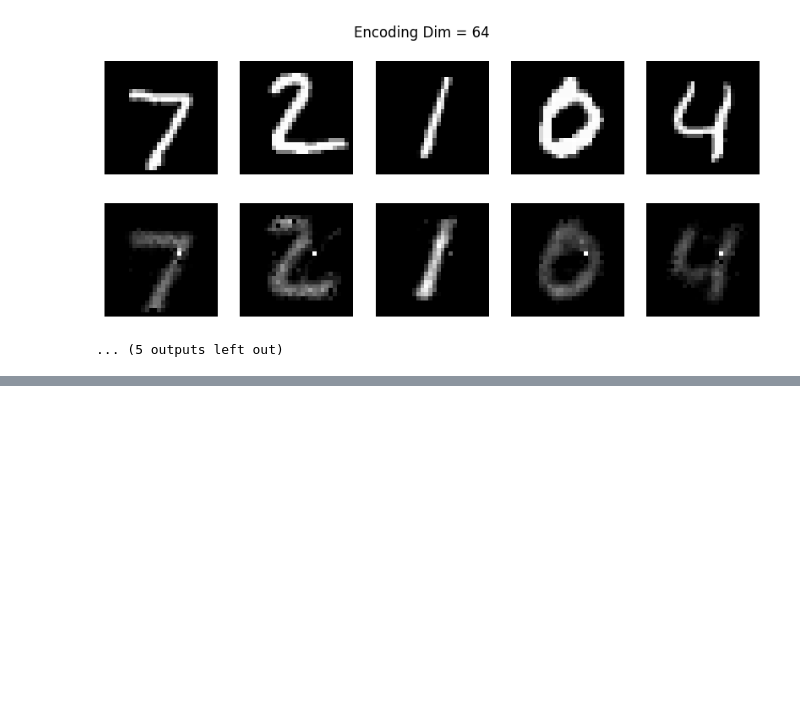
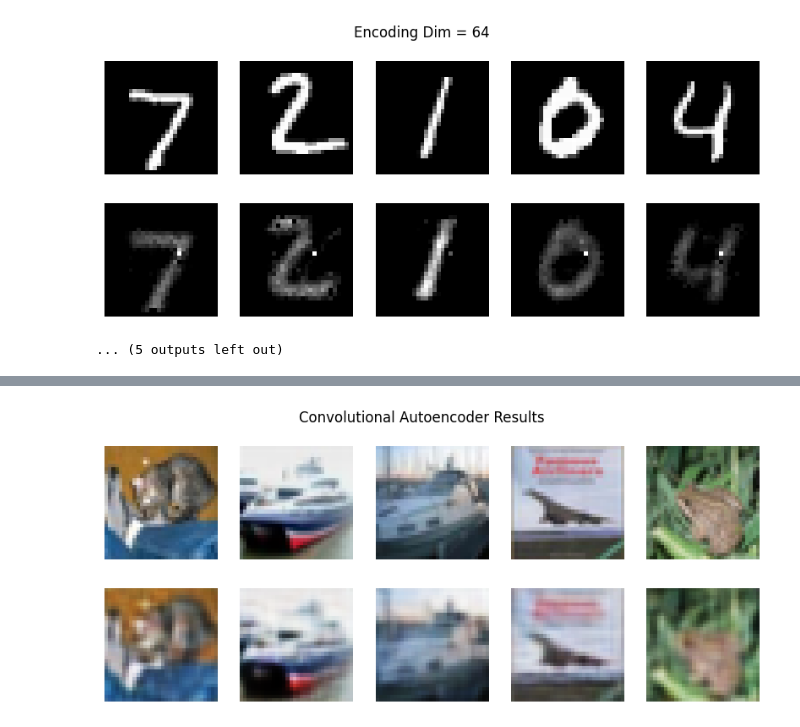
Before and after one commit to Lakshman3556/Deep_Learning, a Jupyter notebook: DL_week8.ipynb, the cells around one changed output, grey strips where cells are left out. Cells and saved outputs as stored; diff of their text form; code cells hidden in the pictures; blank space fills up the shorter version.

```diff
--- a/DL_week8.ipynb
+++ b/DL_week8.ipynb
@@ -211,0 +572,74 @@ Sample encoded vector: [0.        0.4418301 0.        0.        0.        0.
+# %%
+import numpy as np
+import tensorflow as tf
+import matplotlib.pyplot as plt
+
+from tensorflow.keras.layers import Input, Conv2D, MaxPooling2D, UpSampling2D
+from tensorflow.keras.models import Model
+
+# Load CIFAR-10
+(X_train, _), (X_test, _) = tf.keras.datasets.cifar10.load_data()
+
+# Normalize
+X_train = X_train.astype('float32') / 255.
+X_test = X_test.astype('float32') / 255.
+
+# Model
+input_img = Input(shape=(32, 32, 3))
+
+# Encoder
+x = Conv2D(32, (3, 3), activation='relu', padding='same')(input_img)
+x = MaxPooling2D((2, 2), padding='same')(x)
+
+x = Conv2D(64, (3, 3), activation='relu', padding='same')(x)
+encoded = MaxPooling2D((2, 2), padding='same')(x)
+
+# Decoder
+x = Conv2D(64, (3, 3), activation='relu', padding='same')(encoded)
+x = UpSampling2D((2, 2))(x)
+
+x = Conv2D(32, (3, 3), activation='relu', padding='same')(x)
+x = UpSampling2D((2, 2))(x)
+
+decoded = Conv2D(3, (3, 3), activation='sigmoid', padding='same')(x)
+
+autoencoder = Model(input_img, decoded)
+
+# Compile
+autoencoder.compile(optimizer='adam', loss='binary_crossentropy', metrics=['mse'])
+
+# Train
+history = autoencoder.fit(
+    X_train, X_train,
+    epochs=20,
+    batch_size=128,
+    shuffle=True,
+    validation_data=(X_test, X_test)
+)
+
+# Predict
+decoded_imgs = autoencoder.predict(X_test)
+
+# Metrics
+mse = np.mean(np.square(X_test - decoded_imgs))
+pseudo_acc = 1 - mse
+
+print("\nConv AE MSE:", mse)
+print("Conv AE Accuracy:", pseudo_acc)
+
+# Visualize
+n = 5
+plt.figure(figsize=(10, 4))
+
+for i in range(n):
+    plt.subplot(2, n, i + 1)
+    plt.imshow(X_test[i])
+    plt.axis('off')
+
+    plt.subplot(2, n, i + 1 + n)
+    plt.imshow(decoded_imgs[i])
+    plt.axis('off')
+
+plt.suptitle("Convolutional Autoencoder Results")
+plt.show()
+# %% [output]
@@ -211,0 +663 @@ Sample encoded vector: [0.        0.4418301 0.        0.        0.        0.
+[figure, added]
```
Also changed, not shown: parts of 6 cells of this notebook.
